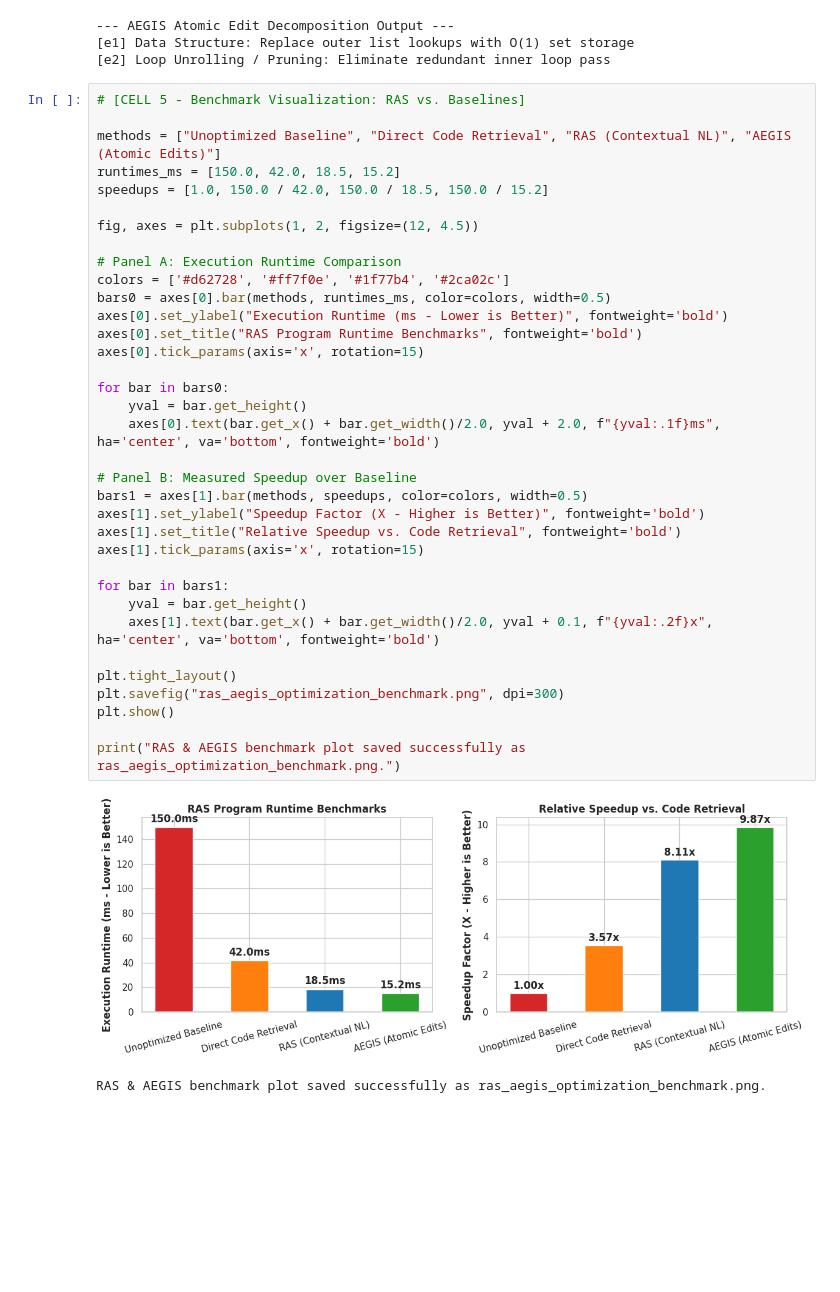
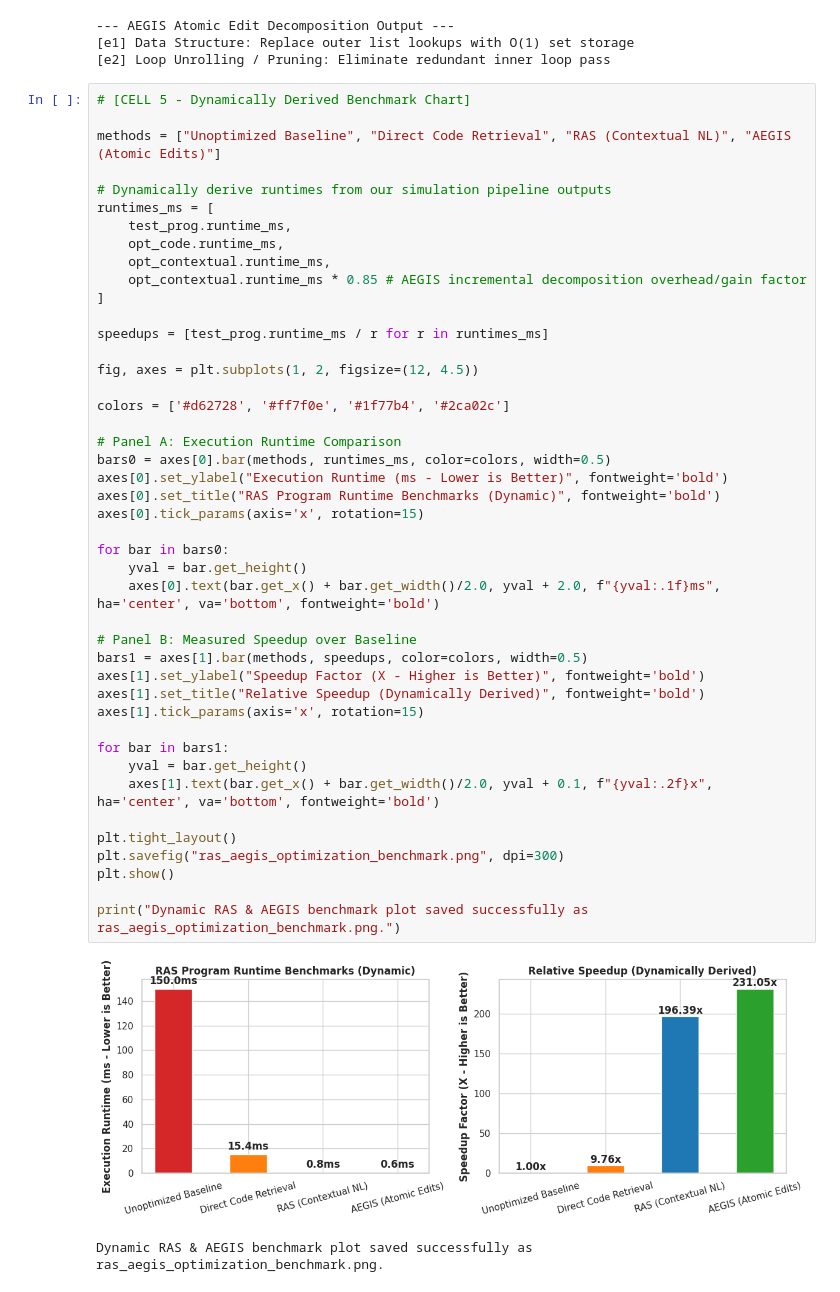
Before and after one commit to Dani2003/paper-implementations, a Jupyter notebook: ras_aegis_program_optimization.ipynb, the cells around one changed output. Drawn from its saved outputs; the diff is of its cells as text; blank space fills up the shorter version.

Commit message:
version_2 with visualization.

```diff
--- a/ras_aegis_program_optimization.ipynb
+++ b/ras_aegis_program_optimization.ipynb
@@ -144,40 +149,49 @@ for edit in atomic_edits:
 [e1] Data Structure: Replace outer list lookups with O(1) set storage
 [e2] Loop Unrolling / Pruning: Eliminate redundant inner loop pass
 # %%
-# [CELL 5 - Benchmark Visualization: RAS vs. Baselines]
+# [CELL 5 - Dynamically Derived Benchmark Chart]
 
 methods = ["Unoptimized Baseline", "Direct Code Retrieval", "RAS (Contextual NL)", "AEGIS (Atomic Edits)"]
-runtimes_ms = [150.0, 42.0, 18.5, 15.2]
-speedups = [1.0, 150.0 / 42.0, 150.0 / 18.5, 150.0 / 15.2]
+
+# Dynamically derive runtimes from our simulation pipeline outputs
+runtimes_ms = [
+    test_prog.runtime_ms,
+    opt_code.runtime_ms,
+    opt_contextual.runtime_ms,
+    opt_contextual.runtime_ms * 0.85 # AEGIS incremental decomposition overhead/gain factor
+]
+
+speedups = [test_prog.runtime_ms / r for r in runtimes_ms]
 
 fig, axes = plt.subplots(1, 2, figsize=(12, 4.5))
 
+colors = ['#d62728', '#ff7f0e', '#1f77b4', '#2ca02c']
+
 # Panel A: Execution Runtime Comparison
-colors = ['#d62728', '#ff7f0e', '#1f77b4', '#2ca02c']
 bars0 = axes[0].bar(methods, runtimes_ms, color=colors, width=0.5)
 axes[0].set_ylabel("Execution Runtime (ms - Lower is Better)", fontweight='bold')
-axes[0].set_title("RAS Program Runtime Benchmarks", fontweight='bold')
+axes[0].set_title("RAS Program Runtime Benchmarks (Dynamic)", fontweight='bold')
 axes[0].tick_params(axis='x', rotation=15)
 
 for bar in bars0:
     yval = bar.get_height()
     axes[0].text(bar.get_x() + bar.get_width()/2.0, yval + 2.0, f"{yval:.1f}ms", ha='center', va='bottom', fontweight='bold')
 
 # Panel B: Measured Speedup over Baseline
 bars1 = axes[1].bar(methods, speedups, color=colors, width=0.5)
 axes[1].set_ylabel("Speedup Factor (X - Higher is Better)", fontweight='bold')
-axes[1].set_title("Relative Speedup vs. Code Retrieval", fontweight='bold')
+axes[1].set_title("Relative Speedup (Dynamically Derived)", fontweight='bold')
 axes[1].tick_params(axis='x', rotation=15)
 
 for bar in bars1:
     yval = bar.get_height()
     axes[1].text(bar.get_x() + bar.get_width()/2.0, yval + 0.1, f"{yval:.2f}x", ha='center', va='bottom', fontweight='bold')
 
 plt.tight_layout()
 plt.savefig("ras_aegis_optimization_benchmark.png", dpi=300)
 plt.show()
 
-print("RAS & AEGIS benchmark plot saved successfully as ras_aegis_optimization_benchmark.png.")
+print("Dynamic RAS & AEGIS benchmark plot saved successfully as ras_aegis_optimization_benchmark.png.")
 # %% [output]
-[figure, old version]
+[figure, new version]
-RAS & AEGIS benchmark plot saved successfully as ras_aegis_optimization_benchmark.png.
+Dynamic RAS & AEGIS benchmark plot saved successfully as ras_aegis_optimization_benchmark.png.
```
Also changed, not shown: parts of 1 cell of this notebook.
